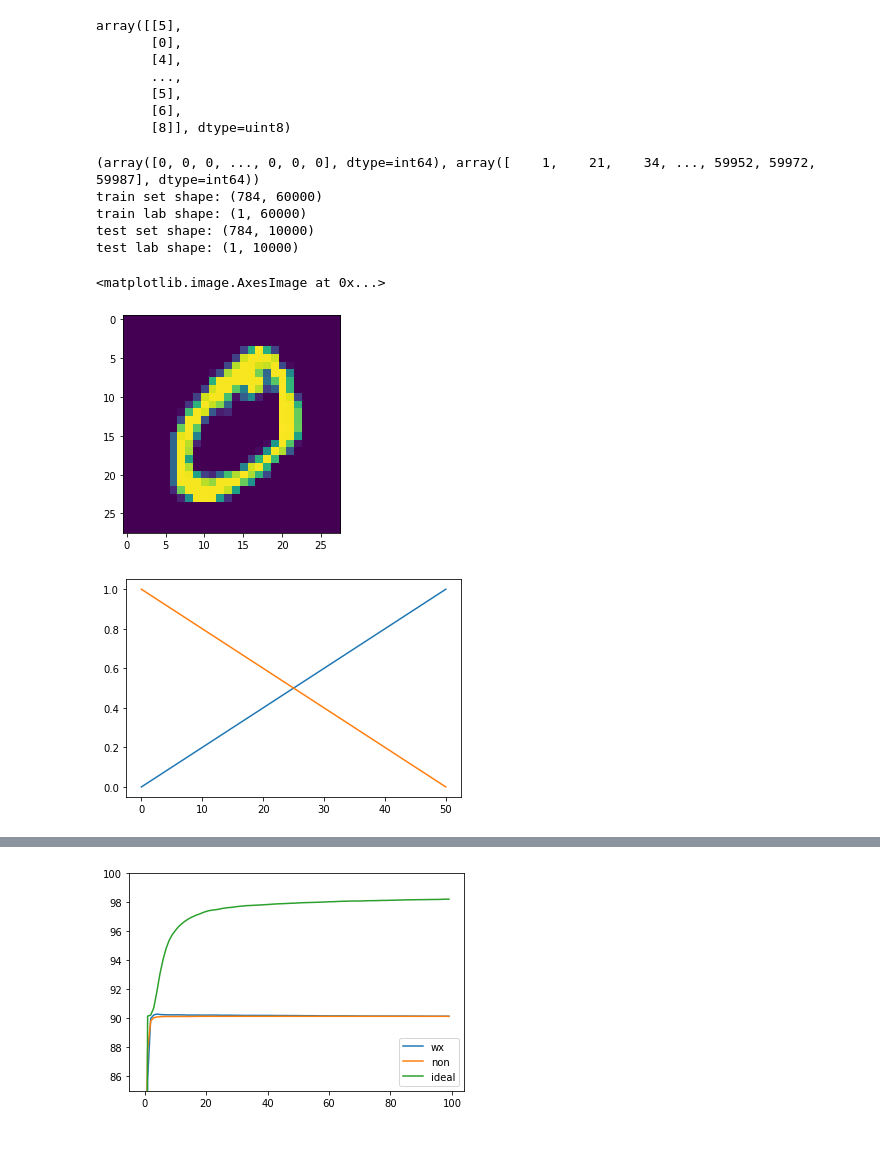
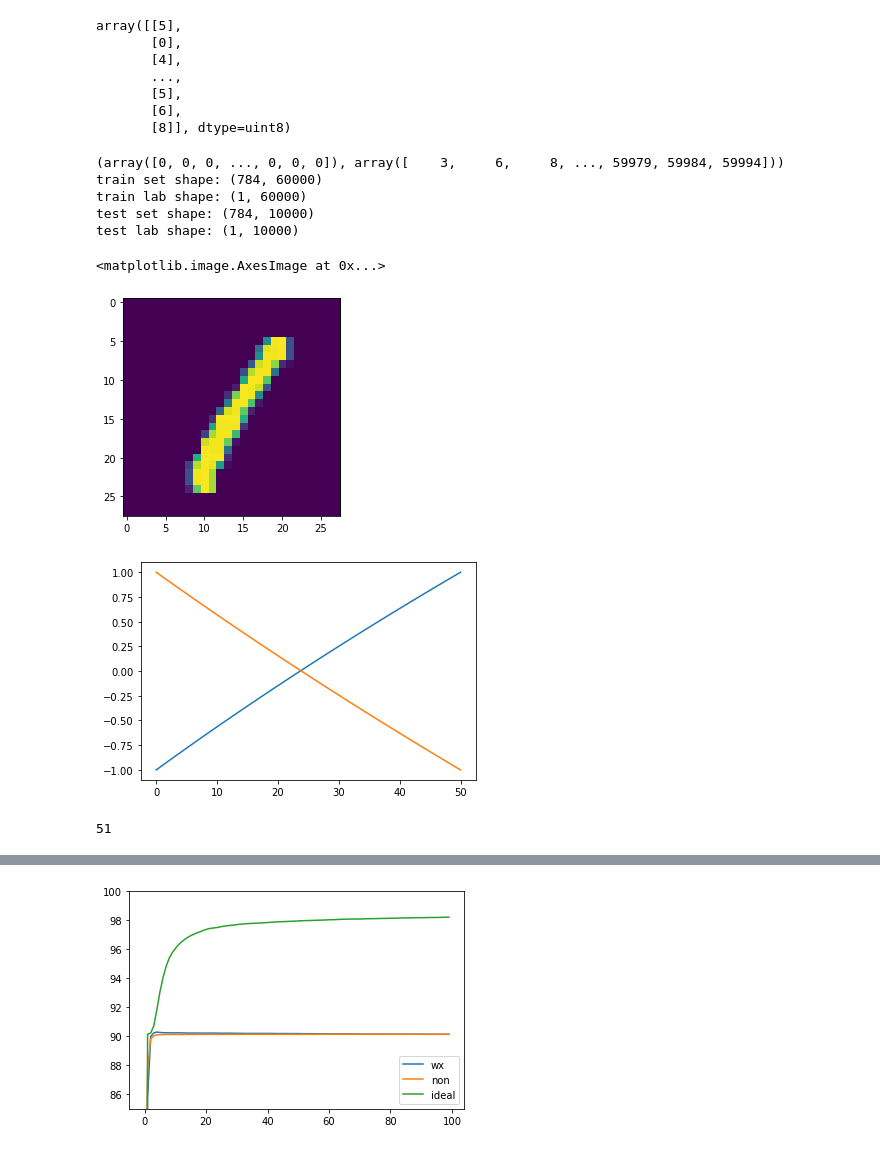
Before and after one commit to ShinATK/JupyterNotebook, a Jupyter notebook: myDeepLearning/COURSE1 Neural Networks and Deep Learning/Week 2/NumberRecognition/数字识别-二值回归.ipynb, the cells around one changed output, grey strips where cells are left out. Cells and saved outputs as stored; diff of their text form; code cells hidden in the pictures.

```diff
--- a/myDeepLearning/COURSE1 Neural Networks and Deep Learning/Week 2/NumberRecognition/数字识别-二值回归.ipynb
+++ b/myDeepLearning/COURSE1 Neural Networks and Deep Learning/Week 2/NumberRecognition/数字识别-二值回归.ipynb
@@ -70,41 +70,41 @@ def test_setY(num):
     label[np.where(label == 9)] = 0
     return label
 
-reg_num = 0
+reg_num = 1
 train_X = train_img.copy().T
 train_Y = train_setY(reg_num).T
 index_regnum = np.where(train_Y==1)
 print(index_regnum)
 test_X = test_img.copy().T
 test_Y = test_setY(reg_num).T
 print(f"train set shape: {train_X.shape}")
 print(f"train lab shape: {train_Y.shape}")
 print(f"test set shape: {test_X.shape}")
 print(f"test lab shape: {test_Y.shape}")
 
 # show_image(train_X.T, 1)
 hw0 = train_X.T
 i = index_regnum[1][0]
 np.save(f'handwritten{reg_num}.npy', hw0[i])
 plt.imshow(hw0[i].reshape((28,28)))
 
 # # print(train_Y[30])
 # print(train_Y.shape)
 # # print(np.where(train_Y==1))
 # tmp = train_lab.copy().T[:, :limit_train]
 # len(tmp[np.where(tmp == reg_num)])
 # %% [output]
-(array([0, 0, 0, ..., 0, 0, 0], dtype=int64), array([    1,    21,    34, ..., 59952, 59972, 59987], dtype=int64))
+(array([0, 0, 0, ..., 0, 0, 0]), array([    3,     6,     8, ..., 59979, 59984, 59994]))
 train set shape: (784, 60000)
 train lab shape: (1, 60000)
 test set shape: (784, 10000)
 test lab shape: (1, 10000)
 <matplotlib.image.AxesImage at 0x...>
-[figure, old version]
+[figure, new version]
 # %%
 parameters = {
-    'a+': 0.01, 'b+': 0,
-    'a-': 0.01, 'b-': 0,
+    'a+': 0.02, 'b+': 0.24,
+    'a-': 0.02, 'b-': 0.20,
     'wmax': 1, 'wmin': 0
 }
 weight_plus_list = [parameters['wmin']]
@@ -113,16 +113,16 @@ weight_minus_list = [parameters['wmax']]
 def weight_plus(w):
     delta_w = parameters['a+'] * np.exp(-parameters['b+']*(w-parameters['wmin'])
                                              /(parameters['wmax']-parameters['wmin']))
-    return w+delta_w
+    return delta_w
 def weight_minus(w):
     delta_w = parameters['a-'] * np.exp(-parameters['b-']*(parameters['wmax']-w)
                                              /(parameters['wmax']-parameters['wmin']))
-    return w-delta_w
+    return delta_w
 def equation():
     count_num = 0
     while True:
-        weight_plus_list.append(weight_plus(weight_plus_list[-1]))
-        weight_minus_list.append(weight_minus(weight_minus_list[-1]))
+        weight_plus_list.append(weight_plus_list[-1]+weight_plus(weight_plus_list[-1]))
+        weight_minus_list.append(weight_minus_list[-1]-weight_minus(weight_minus_list[-1]))
         count_num += 1
         if weight_plus_list[-1] >= 1:
             break
@@ -131,19 +131,21 @@ def equation():
         else:
             continue
 
+    # return weight_plus_list, weight_minus_list
+
     # wpl = [0.3*(each - weight_plus_list[0]) / (weight_plus_list[-1]-weight_plus_list[0])-0.2 for each in weight_plus_list]
     # wml = [0.3*(each - weight_minus_list[-1]) / (weight_minus_list[0]-weight_minus_list[-1])-0.2 for each in weight_minus_list]
 
-    wpl = [(each - weight_plus_list[0]) / (weight_plus_list[-1]-weight_plus_list[0]) for each in weight_plus_list]
-    wml = [(each - weight_minus_list[-1]) / (weight_minus_list[0]-weight_minus_list[-1]) for each in weight_minus_list]
+    wpl = [2*(each - weight_plus_list[0]) / (weight_plus_list[-1]-weight_plus_list[0]) -1 for each in weight_plus_list]
+    wml = [2*(each - weight_minus_list[-1]) / (weight_minus_list[0]-weight_minus_list[-1]) -1 for each in weight_minus_list]
 
     return np.array(wpl), np.array(wml)
 GP, GD = equation()
 # print(GP)
 # print(GD)
 
-# GP_tmp = np.loadtxt("qxs-GP.txt")
-# GD_tmp = np.loadtxt("qxs-GD.txt")
+# GP_tmp = np.loadtxt("ryx-GP.txt")
+# GD_tmp = np.loadtxt("ryx-GD.txt")
 
 # GP = [0.3*(each-min(GP_tmp))/(max(GP_tmp)-min(GP_tmp))-0.2 for each in GP_tmp]
 # GD = [0.3*(each-min(GD_tmp))/(max(GD_tmp)-min(GD_tmp))-0.2 for each in GD_tmp]
@@ -156,9 +158,10 @@ plt.plot(GD)
 plt.show()
 # np.savetxt(f"GP {parameters['b+']}.txt", GP)
 # np.savetxt(f"GD {parameters['b-']}.txt", GD)
-# len(GP)
+len(GP)
 # %% [output]
-[figure, old version]
+[figure, new version]
+51
 # %%
 def findGP_num(data, find_array=GP):
     diff = abs(data - find_array)
```
Also changed, not shown: parts of 7 cells of this notebook, 22 other files.
